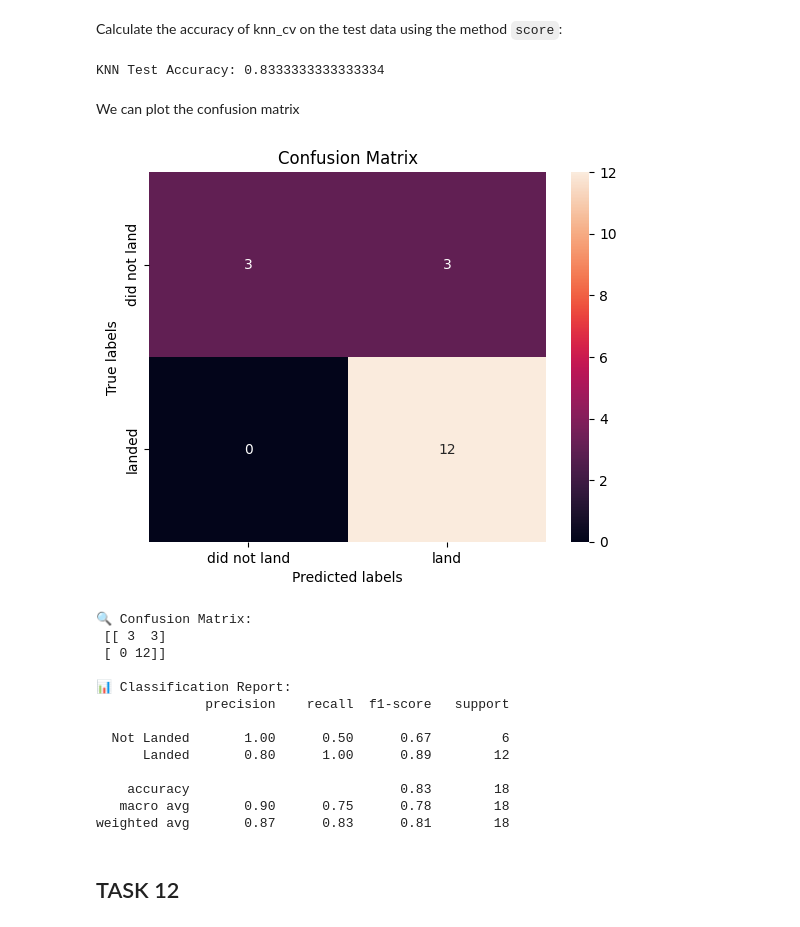
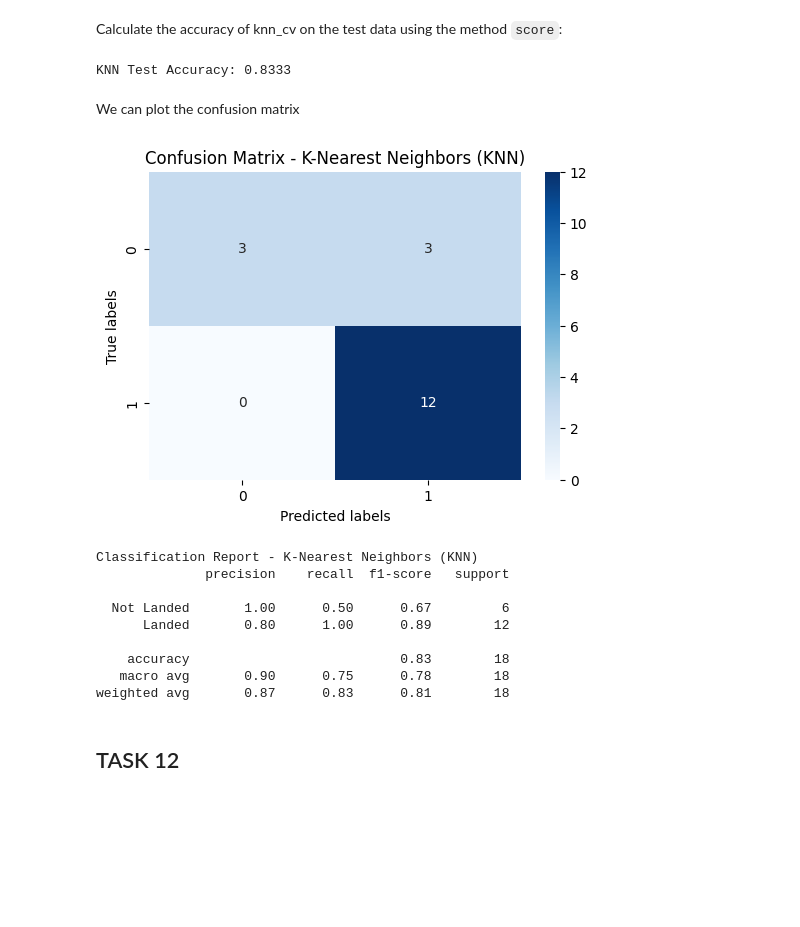
Before and after one commit to AdamkKureshi/IBM_DS_Cap_Stone, a Jupyter notebook: 8.SpaceX_Machine Learning Prediction_Part_5.ipynb, the cells around one changed output. Cells and saved outputs as stored; diff of their text form; code cells hidden in the pictures; blank space fills up the shorter version.

```diff
--- a/8.SpaceX_Machine Learning Prediction_Part_5.ipynb
+++ b/8.SpaceX_Machine Learning Prediction_Part_5.ipynb
@@ -368,9 +393,13 @@ weighted avg       0.87      0.83      0.81        18
 # %% [markdown]
 Create a k nearest neighbors object then  create a  <code>GridSearchCV</code> object  <code>knn_cv</code> with cv = 10.  Fit the object to find the best parameters from the dictionary <code>parameters</code>.
 # %%
-parameters = {'n_neighbors': [1, 2, 3, 4, 5, 6, 7, 8, 9, 10],
-              'algorithm': ['auto', 'ball_tree', 'kd_tree', 'brute'],
-              'p': [1,2]}
+# Define parameter grid
+parameters = {
+    'n_neighbors': [1, 2, 3, 4, 5, 6, 7, 8, 9, 10],
+    'algorithm': ['auto', 'ball_tree', 'kd_tree', 'brute'],
+    'p': [1, 2]  # p=1 (Manhattan), p=2 (Euclidean)
+}
 
+# Create KNN classifier object
 KNN = KNeighborsClassifier()
 # %%
@@ -394,44 +423,30 @@ accuracy : 0.8482142857142858
 # %% [markdown]
 Calculate the accuracy of knn_cv on the test data using the method <code>score</code>:
 # %%
-knn_test_accuracy = knn_cv.score(X_test, Y_test)
-print("KNN Test Accuracy:", knn_test_accuracy)
+# Calculate the KNN test accuracy
+knn_accuracy = knn_cv.score(X_test, Y_test)
+print(f"KNN Test Accuracy: {knn_accuracy:.4f}")
 # %% [output]
-KNN Test Accuracy: 0.8333333333333334
+KNN Test Accuracy: 0.8333
 # %% [markdown]
 We can plot the confusion matrix
-# %%
-yhat = knn_cv.predict(X_test)
-plot_confusion_matrix(Y_test,yhat)
-# %% [output]
-[figure, removed]
-# %%
-from sklearn.metrics import classification_report, confusion_matrix
-
-# Predict test set using best KNN model
-yhat_knn = knn_cv.predict(X_test)
-
-# Generate and print the confusion matrix
-cm_knn = confusion_matrix(Y_test, yhat_knn)
-print("🔍 Confusion Matrix:\n", cm_knn)
-
-# Print classification report
-print("\n📊 Classification Report:")
-print(classification_report(Y_test, yhat_knn, target_names=['Not Landed', 'Landed']))
-# %% [output]
-🔍 Confusion Matrix:
- [[ 3  3]
- [ 0 12]]
-
-📊 Classification Report:
-              precision    recall  f1-score   support
-
-  Not Landed       1.00      0.50      0.67         6
-      Landed       0.80      1.00      0.89        12
-
-    accuracy                           0.83        18
-   macro avg       0.90      0.75      0.78        18
-weighted avg       0.87      0.83      0.81        18
+# %%
+# Predict the test set
+yhat_knn = knn_cv.predict(X_test)
+
+# Use evaluate_model (confusion matrix and classification report)
+evaluate_model(Y_test, yhat_knn, "K-Nearest Neighbors (KNN)")
+# %% [output]
+[figure, added]
+Classification Report - K-Nearest Neighbors (KNN)
+              precision    recall  f1-score   support
+
+  Not Landed       1.00      0.50      0.67         6
+      Landed       0.80      1.00      0.89        12
+
+    accuracy                           0.83        18
+   macro avg       0.90      0.75      0.78        18
+weighted avg       0.87      0.83      0.81        18
 # %% [markdown]
 ## TASK  12
 # %% [markdown]
```
Also changed, not shown: parts of 38 cells of this notebook.
